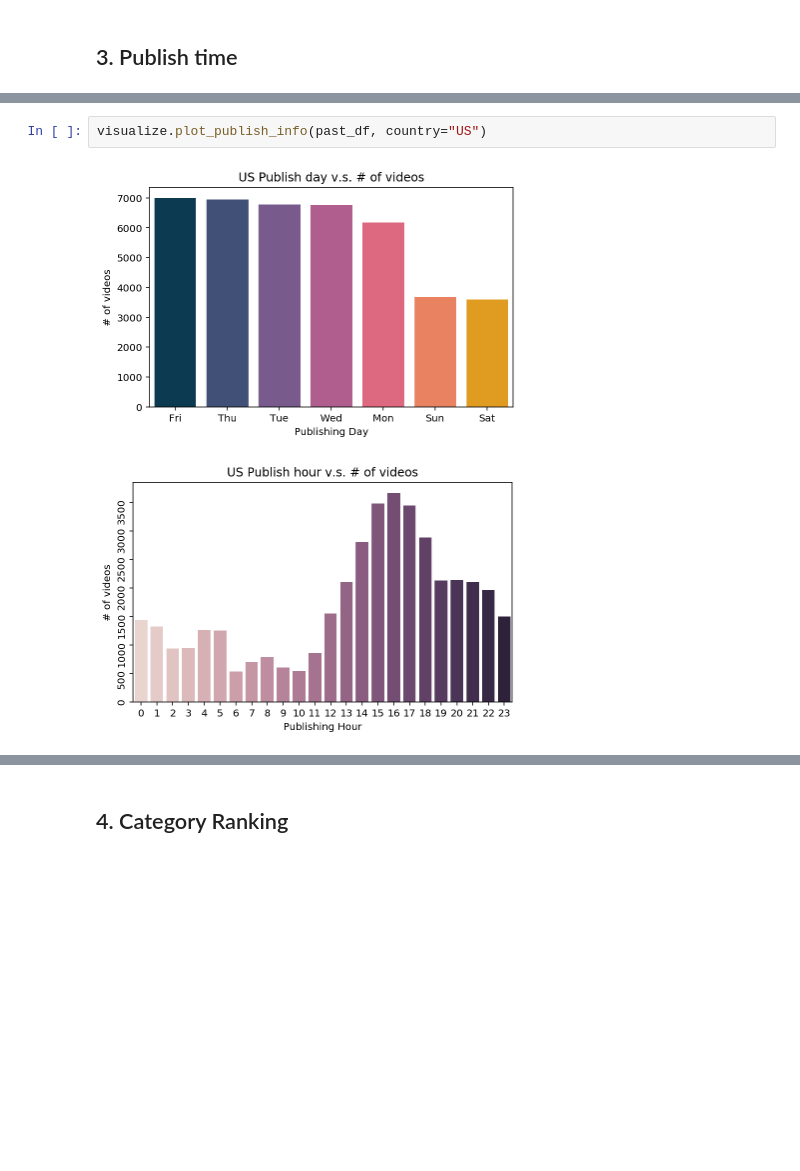
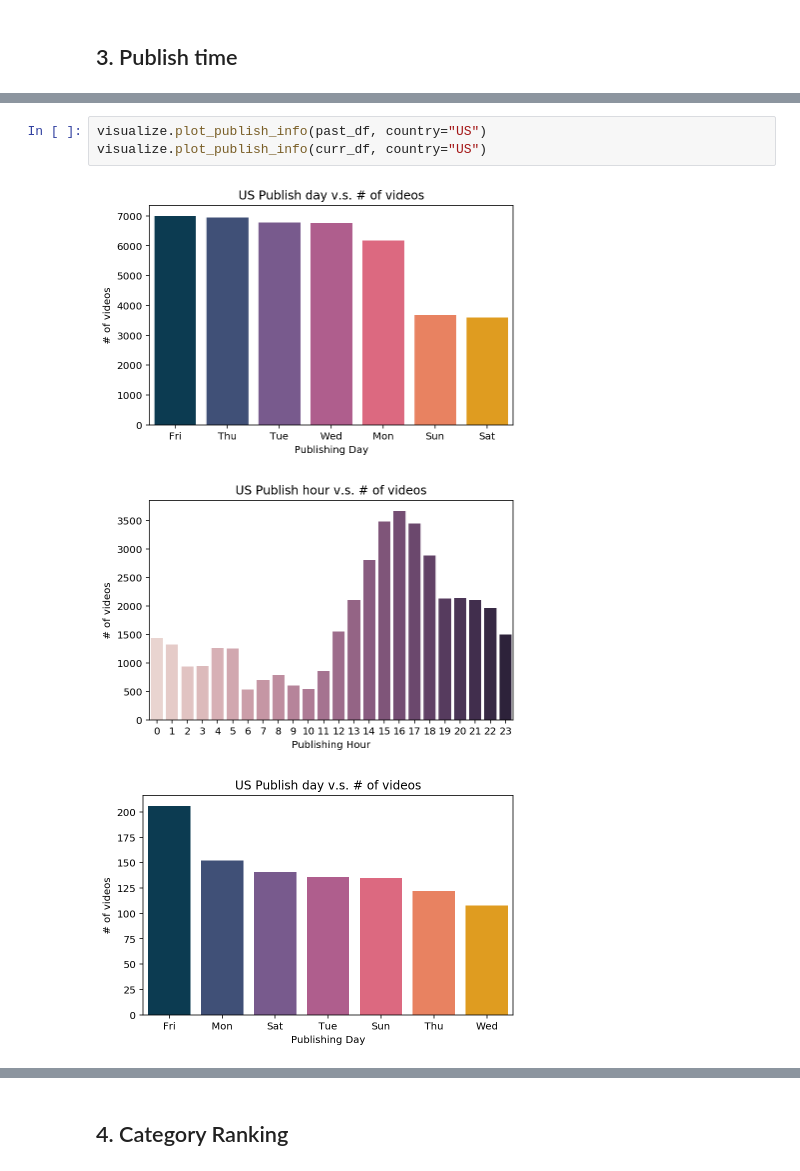
Before and after one commit to danielyou0230/YouTube-Trending-Videos-Analysis-Team-19-FA19, a Jupyter notebook: main.ipynb, the cells around one changed output, grey strips where cells are left out. Saved outputs shown, nothing was run; the diff lists cells and outputs as text; blank space fills up the shorter version.

```diff
--- a/main.ipynb
+++ b/main.ipynb
@@ -75,5 +76,7 @@ visualize.plot_publish_info(past_df)
 # %%
 visualize.plot_publish_info(past_df, country="US")
+visualize.plot_publish_info(curr_df, country="US")
 # %% [output]
 [figure]
-[figure, old version]
+[figure, new version]
+[figure, added]
```
Also changed, not shown: parts of 9 cells of this notebook, 5 other files.
